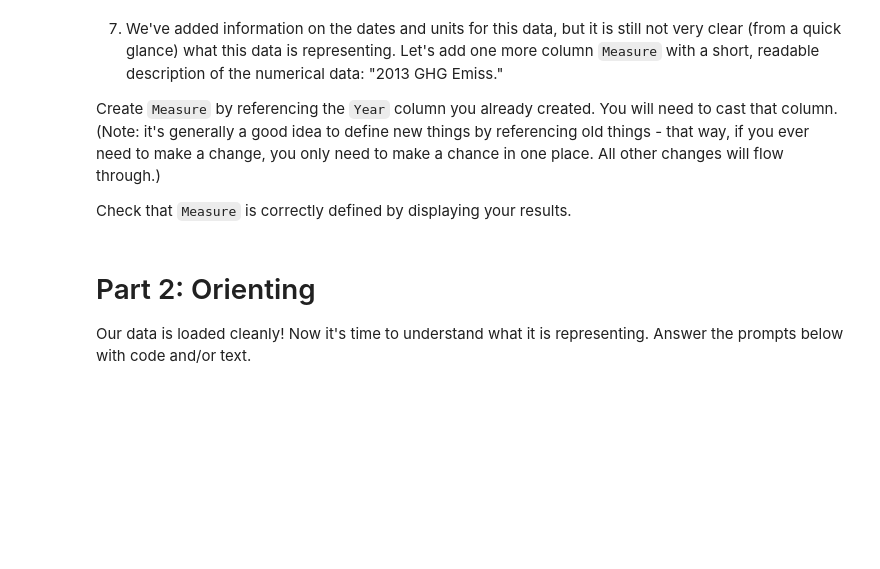
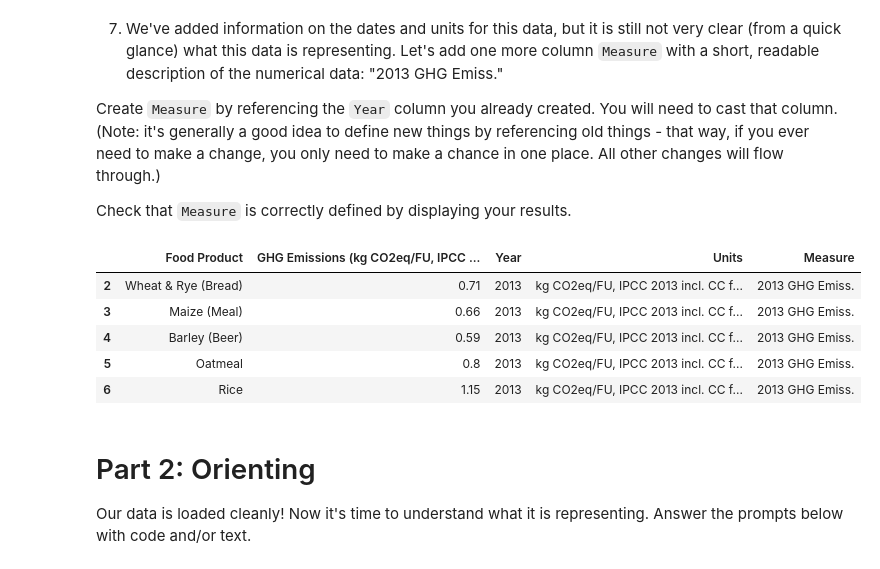
Before and after one commit to rk928/Ranjit-Kumar, a Jupyter notebook: ENVS_617_Assignment_2_Pandas_Tidying.ipynb, the cells around one changed output. Cells and saved outputs as stored; diff of their text form; code cells hidden in the pictures; blank space fills up the shorter version.

```diff
--- a/ENVS_617_Assignment_2_Pandas_Tidying.ipynb
+++ b/ENVS_617_Assignment_2_Pandas_Tidying.ipynb
@@ -151,3 +160,6 @@ df_ghg_emissions.tail()
 5. Our data is now tidy! But we did drop some information when we dropped some of the headers. Let's add that information into new columns in our tidy dataframe. We'll "hardcode" these new columns, meaning we'll explicitly and statically define them from scratch.
 
   Create a column `Year` with the year covered by this data
+# %%
+df_ghg_emissions["Year"] = 2013
+df_ghg_emissions.head()
@@ -154,2 +173,5 @@ df_ghg_emissions.tail()
 # %% [markdown]
 6. Create a column `Units` that includes the scientific units for this data
+# %%
+df_ghg_emissions["Units"] = "kg CO2eq/FU, IPCC 2013 incl. CC feedbacks"
+df_ghg_emissions.head()
@@ -159,6 +188,16 @@ df_ghg_emissions.tail()
   Create `Measure` by referencing the `Year` column you already created. You will need to cast that column. (Note: it's generally a good idea to define new things by referencing old things - that way, if you ever need to make a change, you only need to make a chance in one place. All other changes will flow through.)
 
   Check that `Measure` is correctly defined by displaying your results.
+# %%
+df_ghg_emissions["Measure"] = "2013 GHG Emiss."
+df_ghg_emissions.head()
+# %% [output]
+|  | Food Product | GHG Emissions (kg CO2eq/FU, IPCC ... | Year | Units | Measure |
+| 2 | Wheat & Rye (Bread) | 0.71 | 2013 | kg CO2eq/FU, IPCC 2013 incl. CC f... | 2013 GHG Emiss. |
+| 3 | Maize (Meal) | 0.66 | 2013 | kg CO2eq/FU, IPCC 2013 incl. CC f... | 2013 GHG Emiss. |
+| 4 | Barley (Beer) | 0.59 | 2013 | kg CO2eq/FU, IPCC 2013 incl. CC f... | 2013 GHG Emiss. |
+| 5 | Oatmeal | 0.8 | 2013 | kg CO2eq/FU, IPCC 2013 incl. CC f... | 2013 GHG Emiss. |
+| 6 | Rice | 1.15 | 2013 | kg CO2eq/FU, IPCC 2013 incl. CC f... | 2013 GHG Emiss. |
 # %% [markdown]
 # Part 2: Orienting
 Our data is loaded cleanly! Now it's time to understand what it is representing. Answer the prompts below with code and/or text.
```
Also changed, not shown: parts of 10 cells of this notebook.
